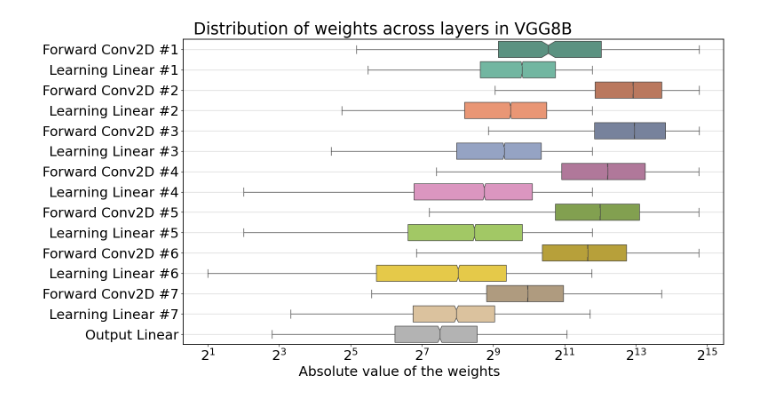
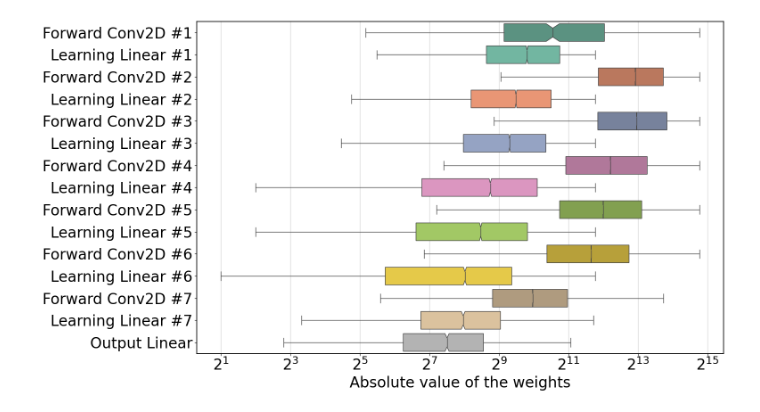
Before and after one commit to albertopirillo/NITRO-D, a Jupyter notebook: figures/plot_weights_magnitude.ipynb, the cells around one changed output. Saved outputs shown, nothing was run; the diff lists cells and outputs as text; code cells hidden in the pictures.

Commit message:
Update /figures

```diff
--- a/figures/plot_weights_magnitude.ipynb
+++ b/figures/plot_weights_magnitude.ipynb
@@ -22,12 +22,12 @@ layers = model.get_layers_with_parameters()
 layers_weights = [to_cpu(layer.weights.flatten()) for layer in layers]
 # %%
 params = {
-   'font.size': 22,
+   'font.size': 24,
    'axes.linewidth': 1.25,
-   'axes.labelsize': 22,
-   'legend.fontsize': 22,
-   'xtick.labelsize': 22,
-   'ytick.labelsize': 22,
+   'axes.labelsize': 24,
+   'legend.fontsize': 24,
+   'xtick.labelsize': 24,
+   'ytick.labelsize': 24,
 }
 plt.rcParams.update(params)
 # %%
@@ -56,12 +56,12 @@ palette = [color for pair in zip(fwd_colors, lrn_colors) for color in pair] + [l
 # %%
 fig, ax = plt.subplots(figsize=(16, 9))
 sns.boxplot(data=layers_weights, ax=ax, showfliers=False, log_scale=2, orient='h', notch=True, palette=palette)
-plt.suptitle(title, position=(0.5, 0.93))
-ax.set_xlabel(x_label, x=0.4)
+# plt.suptitle(title, position=(0.5, 0.93))
+ax.set_xlabel(x_label) #, x=0.4)
 ax.set_xticks(ticks=x_ticks, labels=x_labels)
 ax.set_yticks(ticks=np.arange(len(layers)), labels=y_labels)
-plt.grid(linewidth=1, alpha=0.5, axis='y')
+plt.grid(linewidth=1, alpha=0.5, axis='x')
 plt.tight_layout()
 plt.savefig('boxplot_vgg8b.pdf')
 # %% [output]
-[figure, old version]
+[figure, new version]
```
Also changed, not shown: 9 other files.
